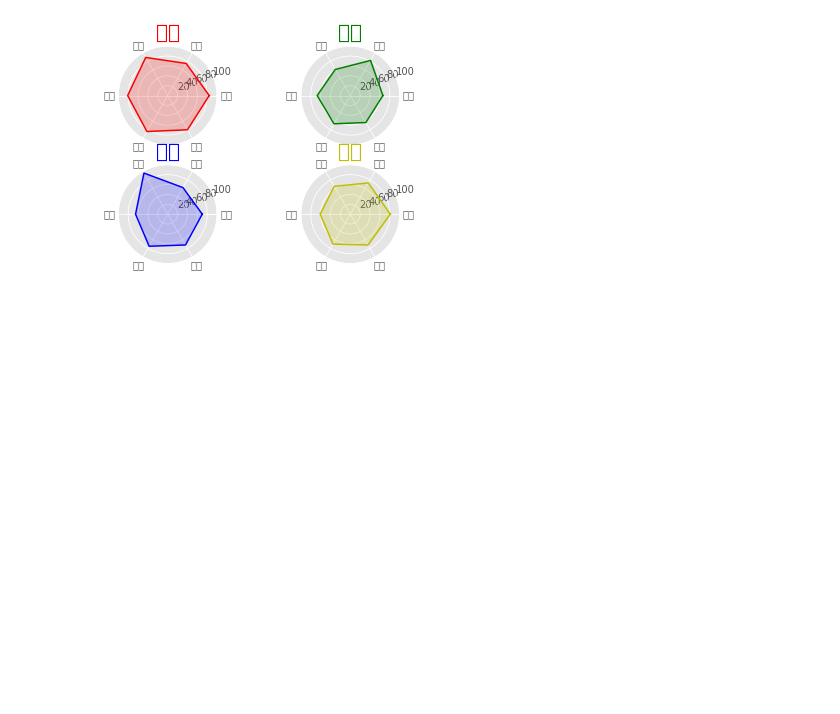
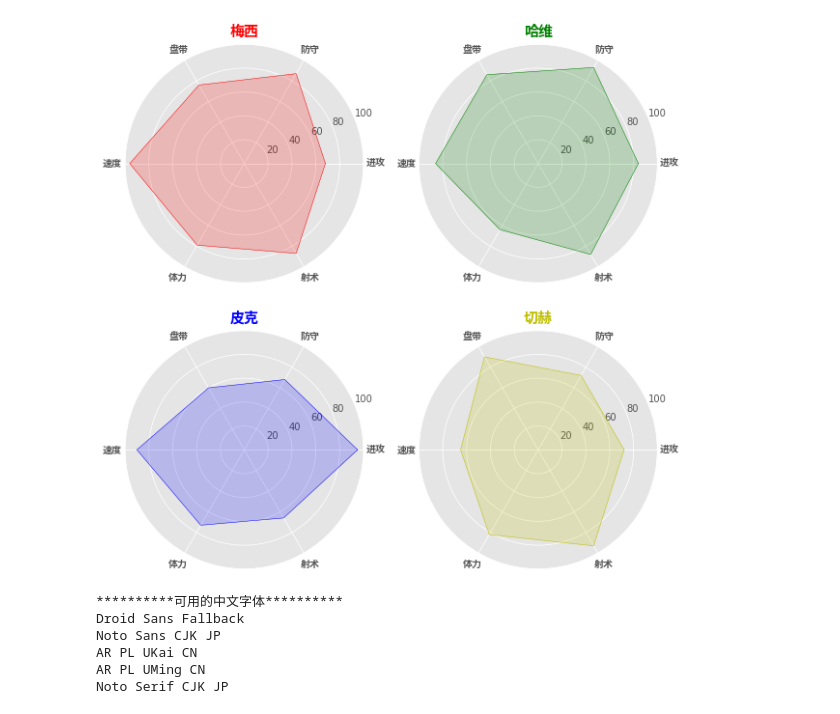
Before and after one commit to HeywoodKing/ipython_jupyter_notebook, a Jupyter notebook: matplotlib_intro_030&031_球员能力图.ipynb, the cells around one changed output. Saved outputs shown, nothing was run; the diff lists cells and outputs as text; code cells hidden in the pictures; blank space fills up the shorter version.

```diff
--- a/matplotlib_intro_030&031_球员能力图.ipynb
+++ b/matplotlib_intro_030&031_球员能力图.ipynb
@@ -4,8 +4,10 @@ import numpy as np
 import matplotlib.pyplot as plt
 # import matplotlib.patches as mpatches
 # from matplotlib.font_manager import FontProperties
+
+plt.figure(figsize=(10, 10))
 plt.style.use('ggplot')
-# font = FontProperties(fname = r'c:\windows\fonts\simsun.ttc', size=18)
+font = FontProperties(fname = r'/usr/share/fonts/opentype/noto/NotoSansCJK-Bold.ttc', size=15)
 
 ability_size = 6
 ability_labels = [u'进攻', u'防守', u'盘带', u'速度', u'体力', u'射术']
@@ -20,48 +22,82 @@ player = {
     "h": np.random.randint(size = ability_size, low = 60, high=99),
     "p": np.random.randint(size = ability_size, low = 60, high=99),
     "q": np.random.randint(size = ability_size, low = 60, high=99),
 }
 
 theta = np.linspace(0, 2 * np.pi, 6, endpoint=False)
 theta=np.append(theta, theta[0])
 
+ticks_values = [20, 40, 60, 80, 100]
+
 player['m'] = np.append(player['m'], player['m'][0])
-ax1.plot(theta, player['m'], 'r')
+ax1.plot(theta, player['m'], 'r', linewidth=0.5)
 ax1.fill(theta, player['m'], 'r', alpha=0.2)
 ax1.set_xticks(theta)
-# ax1.set_xticklabels(ability_labels, y=0.1, fontproperties=font)
-ax1.set_xticklabels(ability_labels, y=0.1)
+ax1.set_xticklabels(ability_labels, y=0.01, fontproperties=font, size=10)
+# ax1.set_xticklabels(ability_labels, y=0.1)
 # ax1.set_title(u'梅西', color='r', fontproperties=font)
-ax1.set_title(u'梅西', position=(0.5,1.01), color='r', size=20)
-ax1.set_yticks([20,40,60,80,100])
+ax1.set_title(u'梅西', position=(0.5,1.01), color='r', fontproperties=font, size=15)
+ax1.set_yticks(ticks_values)
 
 
 player['h'] = np.append(player['h'], player['h'][0])
-ax2.plot(theta, player['h'], 'g')
+ax2.plot(theta, player['h'], 'g', linewidth=0.5)
 ax2.fill(theta, player['h'], 'g', alpha=0.2)
 ax2.set_xticks(theta)
-ax2.set_xticklabels(ability_labels, y=0.1)
-ax2.set_title(u'哈维', position=(0.5,1.01), color='g', size=20)
-ax2.set_yticks([20,40,60,80,100])
+ax2.set_xticklabels(ability_labels, y=0.01, fontproperties=font, size=10)
+ax2.set_title(u'哈维', position=(0.5,1.01), color='g', fontproperties=font, size=15)
+ax2.set_yticks(ticks_values)
 
 
 player['p'] = np.append(player['p'], player['p'][0])
-ax3.plot(theta, player['p'], 'b')
+ax3.plot(theta, player['p'], 'b', linewidth=0.5)
 ax3.fill(theta, player['p'], 'b', alpha=0.2)
 ax3.set_xticks(theta)
-ax3.set_xticklabels(ability_labels, y=0.1)
-ax3.set_title(u'皮克', position=(0.5,1.01), color='b', size=20)
-ax3.set_yticks([20,40,60,80,100])
+ax3.set_xticklabels(ability_labels, y=0.01, fontproperties=font, size=10)
+ax3.set_title(u'皮克', position=(0.5,1.01), color='b', fontproperties=font, size=15)
+ax3.set_yticks(ticks_values)
 
 
 player['q'] = np.append(player['q'], player['q'][0])
-ax4.plot(theta, player['q'], 'y')
+ax4.plot(theta, player['q'], 'y', linewidth=0.5)
 ax4.fill(theta, player['q'], 'y', alpha=0.2)
 ax4.set_xticks(theta)
-ax4.set_xticklabels(ability_labels, y=0.1)
-ax4.set_title(u'切赫', position=(0.5,1.01), color='y', size=20)
-ax4.set_yticks([20,40,60,80,100])
+ax4.set_xticklabels(ability_labels, y=0.01, fontproperties=font, size=10)
+ax4.set_title(u'切赫', position=(0.5,1.01), color='y', fontproperties=font, size=15)
+ax4.set_yticks(ticks_values)
 
 plt.show()
 # %% [output]
-[figure, old version]
+[figure, new version]
+# %%
+# 找到对应的字体的位置
+# 在终端输入 fc-list :lang=zh (:前有一个空格)
+
+    def display_fonts():
+    #显示可用的中文字体，同时支持英文的
+    from matplotlib.font_manager import FontManager
+    import subprocess
+
+    fm = FontManager()
+    mat_fonts = set(f.name for f in fm.ttflist)
+
+    output = subprocess.check_output(
+        'fc-list :lang=zh -f "%{family}\n"', shell=True)
+    output = output.decode('utf-8')
+    # print '*' * 10, '系统可用的中文字体', '*' * 10
+    # print output
+    zh_fonts = set(f.split(',', 1)[0] for f in output.split('\n'))
+    available = mat_fonts & zh_fonts
+
+    print('*' * 10 +  u'可用的中文字体'+'*' * 10)
+    for f in available:
+        print(f)
+
+display_fonts()
+# %% [output]
+**********可用的中文字体**********
+Droid Sans Fallback
+Noto Sans CJK JP
+AR PL UKai CN
+AR PL UMing CN
+Noto Serif CJK JP
```
Also changed, not shown: 3 other files.
